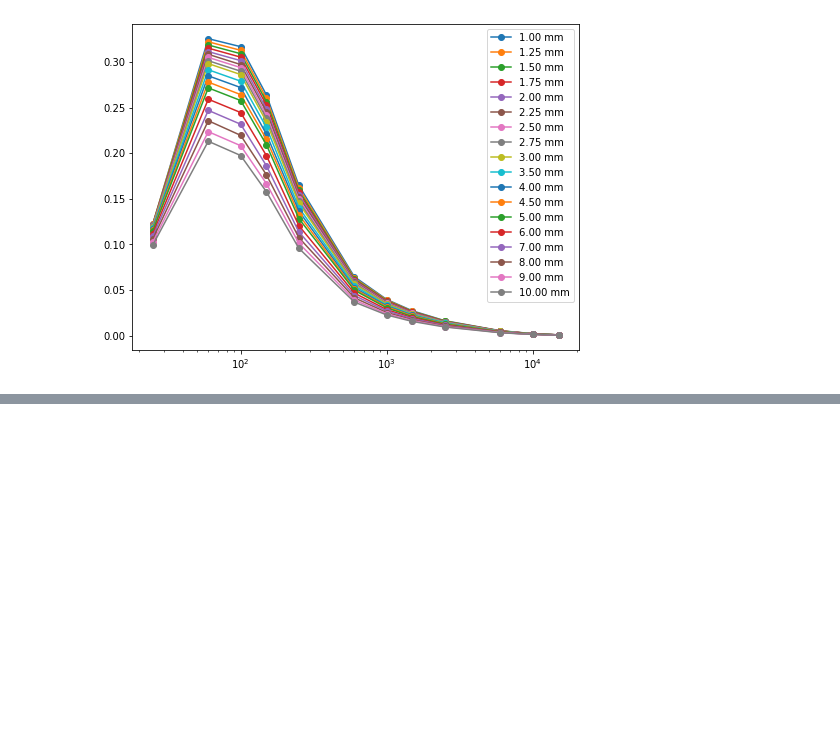
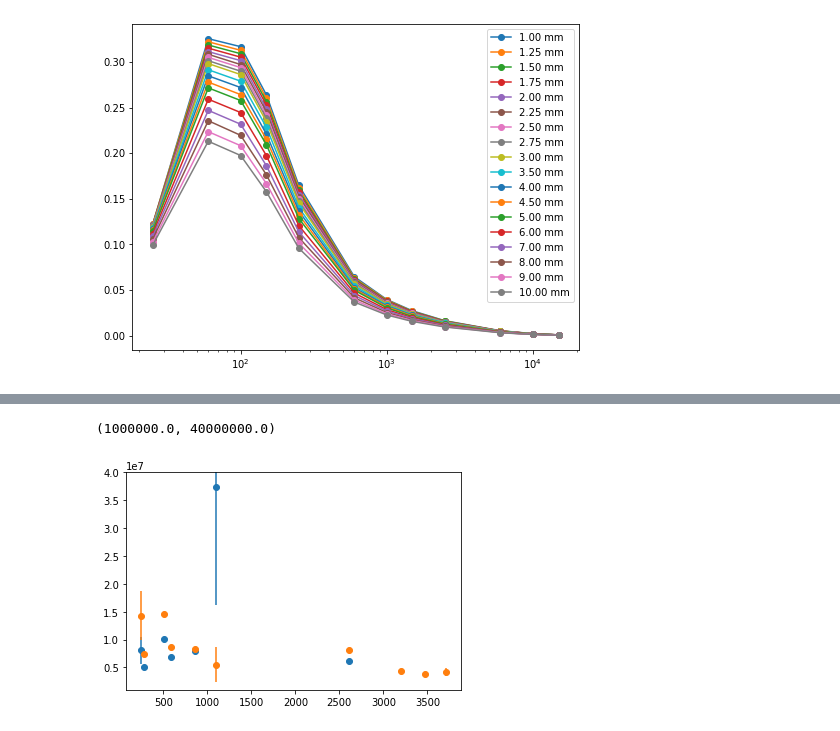
Before and after one commit to Balazzs/HPGECalorimeter, a Jupyter notebook: Efficiency.ipynb, the cells around one changed output, grey strips where cells are left out. Cells and saved outputs as stored; diff of their text form; code cells hidden in the pictures; blank space fills up the shorter version.

```diff
--- a/Efficiency.ipynb
+++ b/Efficiency.ipynb
@@ -342,0 +435,3 @@ plt.savefig(fig_name("all_dist_Ecurves"), bbox_inches="tight")
+# %%
+measurement = pd.read_excel("Measurement.xlsx").fillna(0)
+measurement
@@ -342,0 +450,21 @@ plt.savefig(fig_name("all_dist_Ecurves"), bbox_inches="tight")
+# %%
+energy_diff_threshold = 1e-6
+transitions = np.array([np.ravel(np.where(np.abs(E_diff - e) < energy_diff_threshold)) for e in measurement["Energy"]])
+# %%
+def get_A_and_error(P):
+    hits      = (measurement["Area"] - measurement["Background"]).to_numpy()
+    rel_error = (measurement["Area_err"] / hits).to_numpy()
+    P_corr    = [P[tuple(t)] for t in transitions]
+
+    return hits / P_corr, hits / P_corr * rel_error
+# %%
+A0, A0_err = get_A_and_error(P0)
+A,  A_err  = get_A_and_error(P)
+# %%
+plt.errorbar(measurement["Energy"], A0, A0_err, fmt="o")
+plt.errorbar(measurement["Energy"], A,  A_err,  fmt="o")
+
+plt.ylim(0.1e7, 4e7)
+# %% [output]
+(1000000.0, 40000000.0)
+[figure, added]
```
Also changed, not shown: parts of 27 cells of this notebook, 12 other files.
